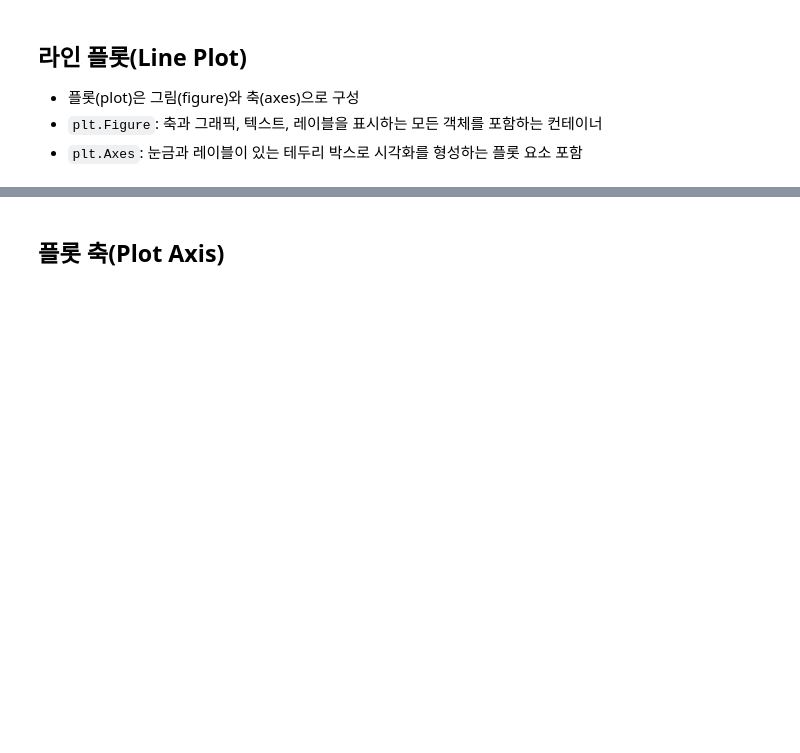
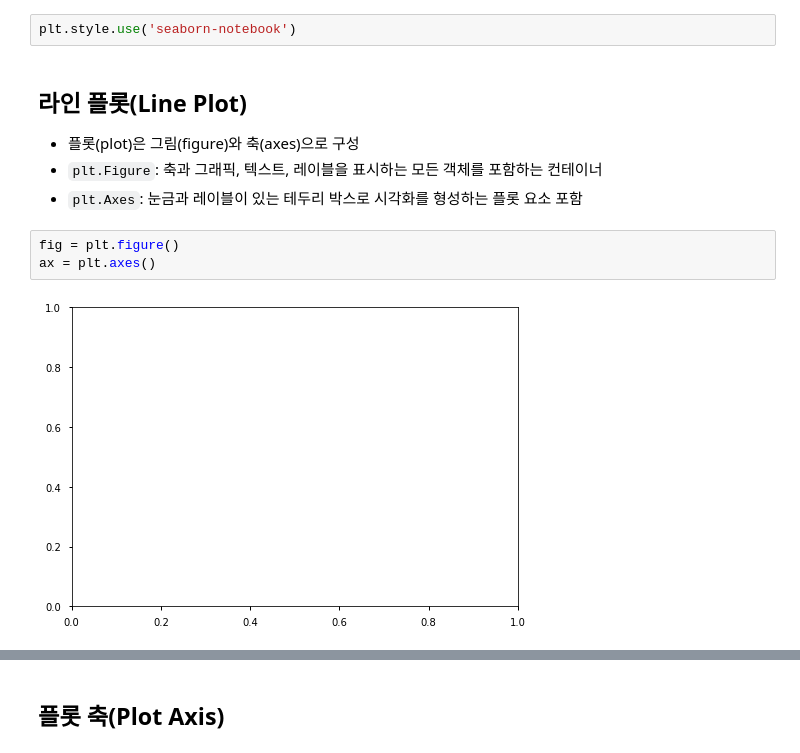
Before and after one commit to mkbahk/MatplotlibLearning, a Jupyter notebook: _Matplotlib_한번에_제대로_배우기.ipynb, the cells around one changed output, grey strips where cells are left out. Saved outputs shown, nothing was run; the diff lists cells and outputs as text; blank space fills up the shorter version.

```diff
--- a/_Matplotlib_한번에_제대로_배우기.ipynb
+++ b/_Matplotlib_한번에_제대로_배우기.ipynb
@@ -14,6 +22,13 @@
+# %%
+plt.style.use('seaborn-notebook')
 # %% [markdown]
 ## 라인 플롯(Line Plot)
 
 * 플롯(plot)은 그림(figure)와 축(axes)으로 구성
 * `plt.Figure`: 축과 그래픽, 텍스트, 레이블을 표시하는 모든 객체를 포함하는 컨테이너
 * `plt.Axes`: 눈금과 레이블이 있는 테두리 박스로 시각화를 형성하는 플롯 요소 포함
+# %%
+fig = plt.figure()
+ax = plt.axes()
+# %% [output]
+[figure, added]
```
Also changed, not shown: parts of 40 cells of this notebook.
